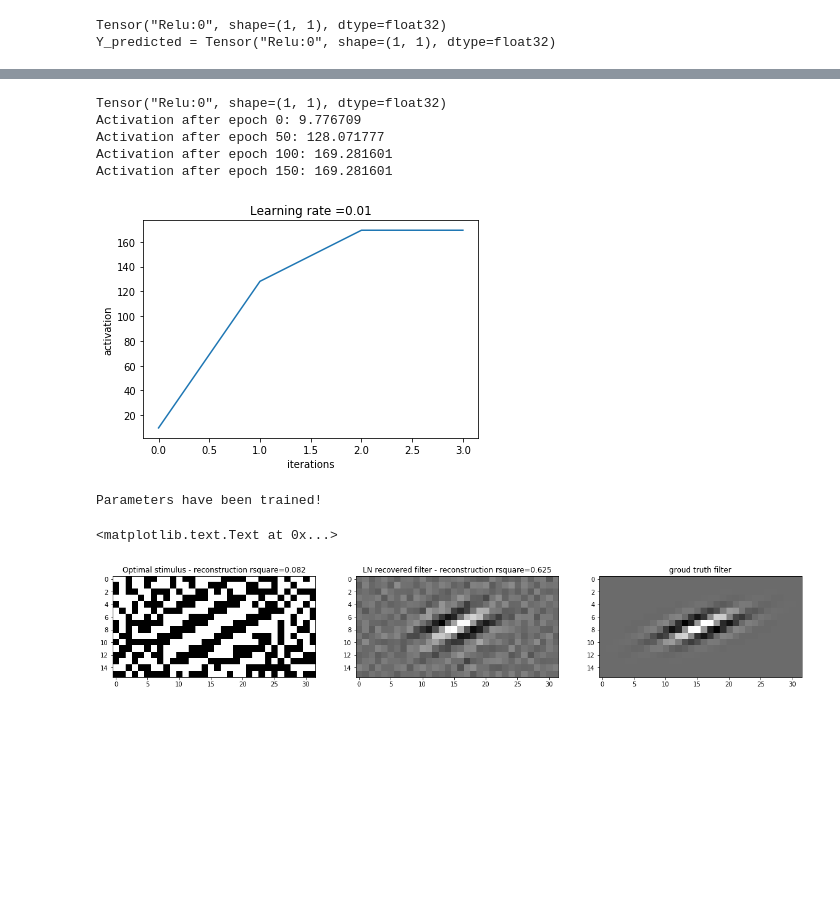
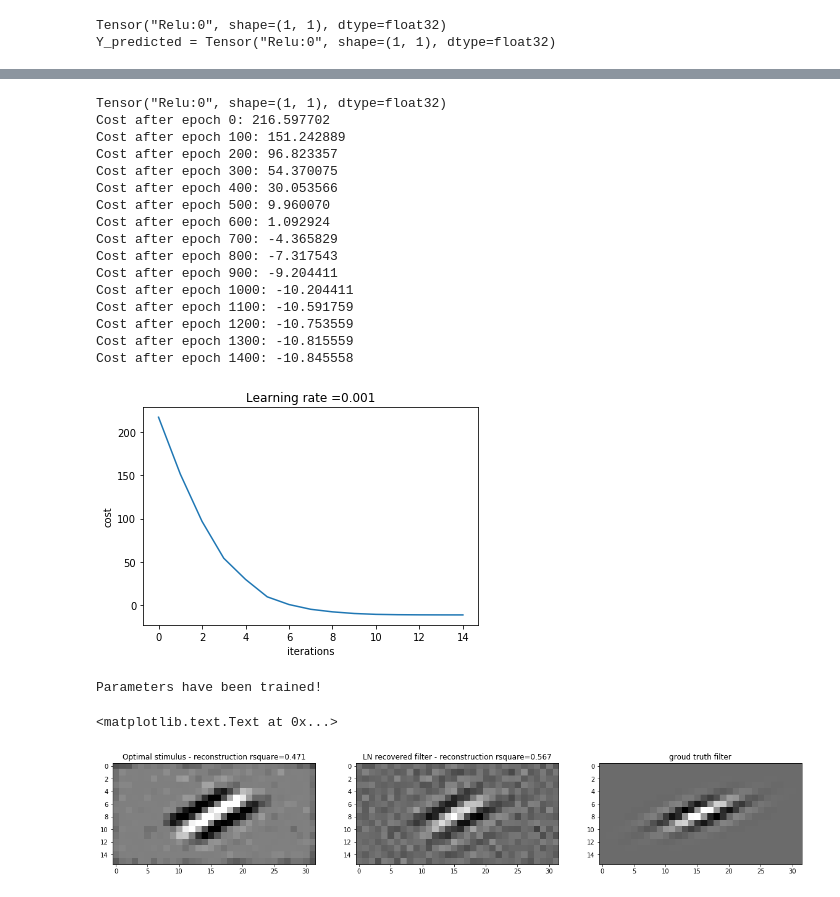
Before and after one commit to gmatteuc/PyPN, a Jupyter notebook: Neural_system_identification_in_Tensorflow.ipynb, the cells around one changed output, grey strips where cells are left out. Saved outputs shown, nothing was run; the diff lists cells and outputs as text; code cells hidden in the pictures; blank space fills up the shorter version.

Commit message:
smoothness ans sparsity priors added

```diff
--- a/Neural_system_identification_in_Tensorflow.ipynb
+++ b/Neural_system_identification_in_Tensorflow.ipynb
@@ -307,10 +308,10 @@ Let's now try something different: let's try to recover the ground truth filter
 # %%
 # define stimulus inizialization function
 def initialize_stimulus(n_x):
-    regularizer = tf.contrib.layers.l1_regularizer(scale=0.5)
+
     X = tf.get_variable("X", [n_x,1],
                         initializer = tf.random_uniform_initializer(minval=0,maxval=1),
-                        trainable=True, regularizer=regularizer)
+                        trainable=True)
     return X
 # TEST case
 tf.reset_default_graph()
@@ -347,7 +348,7 @@ tf.reset_default_graph()
 with tf.Session() as sess:
     (n_x, m) = x_train.shape
     X = initialize_stimulus(n_x)
-    W,g = create_pars_placeholder(n_x)
+    W,g = create_placeholder_bis(n_x)
     Y_predicted=predict_bis(X,W,g)
     print("Y_predicted = " + str(Y_predicted))
 # %% [output]
@@ -356,10 +385,11 @@ Y_predicted = Tensor("Relu:0", shape=(1, 1), dtype=float32)
 # %%
 # define complete optimal stimulus generator using previously defined functions
-def optimal_stimulus_generator(params, n_x, learning_rate = 0.1,
-          num_epochs = 10, print_activation = True):
+def optimal_stimulus_generator(params, noise_height=16, noise_width=32, learning_rate = 0.1,
+          num_epochs = 10, lambda_sparse=0.01, lambda_smooth=0.5, print_cost = True):
 
+    n_x=noise_height*noise_width
     ops.reset_default_graph()
-    activations=[]
+    costs=[]
 
     # define placeholders for parameters
     W,g = create_placeholder_bis(n_x)
@@ -375,7 +405,8 @@ def optimal_stimulus_generator(params, n_x, learning_rate = 0.1,
     Y_predicted = predict_bis(X,W,g)
 
     # define cost as - activation (we want to maximize activation)
-    cost=-Y_predicted
+    cost=compute_cost_bis(Y_predicted,X,noise_height=noise_height,
+                         noise_width=noise_width,lambda_sparse=lambda_sparse,lambda_smooth=lambda_smooth)
 
     # set optimizer
     optimizer = tf.train.AdamOptimizer(learning_rate=learning_rate).minimize(cost)
@@ -385,15 +416,15 @@ def optimal_stimulus_generator(params, n_x, learning_rate = 0.1,
         sess.run(init)
 
         for epoch in range(num_epochs):
+            #print(sess.run([Y_predicted], feed_dict={W:params['W'],g:params['g']}))
+            _,epoch_cost=sess.run([optimizer, cost], feed_dict={W:params['W'],g:params['g']})
 
-            _,activation=sess.run([optimizer, Y_predicted], feed_dict={W:params['W'],g:params['g']})
+            if print_cost == True and epoch % 100 == 0:
+                print ("Cost after epoch %i: %f" % (epoch, epoch_cost))
+                costs.append(epoch_cost)
 
-            if print_activation == True and epoch % 50 == 0:
-                print ("Activation after epoch %i: %f" % (epoch, activation))
-                activations.append(activation)
-
-        plt.plot(np.squeeze(activations))
-        plt.ylabel('activation')
+        plt.plot(np.squeeze(costs))
+        plt.ylabel('cost')
         plt.xlabel('iterations')
         plt.title("Learning rate =" + str(learning_rate))
         plt.show()
@@ -403,31 +434,43 @@ def optimal_stimulus_generator(params, n_x, learning_rate = 0.1,
         return optimal_stimulus
 # %%
 # run the model optimization (fit our linear model to the data)
-optimal_stimulus = optimal_stimulus_generator(optimal_params, n_x, learning_rate = 0.01,
-          num_epochs = 200, print_activation = True)
+optimal_stimulus = optimal_stimulus_generator(optimal_params, noise_height=noise_height,
+          noise_width=noise_width, learning_rate = 0.001,
+          num_epochs = 1500, print_cost = True, lambda_sparse=0.5, lambda_smooth=5)
 # regape optimal stimulus
 opfeat=np.reshape(optimal_stimulus,(noise_height,noise_width))
 # quantify kernel reconstruction rsquare
 optimal_stimulus_rsq=np.square(sp.stats.pearsonr(kernel.flatten(),opfeat.flatten()))[0]
 
 # display results
 fig = plt.figure(figsize=(20, 8))
 fig.add_subplot(1,3,1)
 a=plt.imshow( opfeat , cmap='gray')
 plt.title("Optimal stimulus - reconstruction rsquare="+str(round(optimal_stimulus_rsq,3)),fontsize=12)
 fig.add_subplot(1,3,2)
 a=plt.imshow( reconstructed_kernel , cmap='gray')
 plt.title("LN recovered filter - reconstruction rsquare="+str(round(reconstruction_rsq,3)),fontsize=12)
 fig.add_subplot(1,3,3)
 a=plt.imshow( flat_kernel , cmap='gray')
 plt.title('groud truth filter',fontsize=12)
 # %% [output]
 Tensor("Relu:0", shape=(1, 1), dtype=float32)
-Activation after epoch 0: 9.776709
-Activation after epoch 50: 128.071777
-Activation after epoch 100: 169.281601
-Activation after epoch 150: 169.281601
+Cost after epoch 0: 216.597702
+Cost after epoch 100: 151.242889
+Cost after epoch 200: 96.823357
+Cost after epoch 300: 54.370075
+Cost after epoch 400: 30.053566
+Cost after epoch 500: 9.960070
+Cost after epoch 600: 1.092924
+Cost after epoch 700: -4.365829
+Cost after epoch 800: -7.317543
+Cost after epoch 900: -9.204411
+Cost after epoch 1000: -10.204411
+Cost after epoch 1100: -10.591759
+Cost after epoch 1200: -10.753559
+Cost after epoch 1300: -10.815559
+Cost after epoch 1400: -10.845558
-[figure, old version]
+[figure, new version]
 Parameters have been trained!
 <matplotlib.text.Text at 0x...>
-[figure, old version]
+[figure, new version]
```
Also changed, not shown: parts of 7 cells of this notebook.
